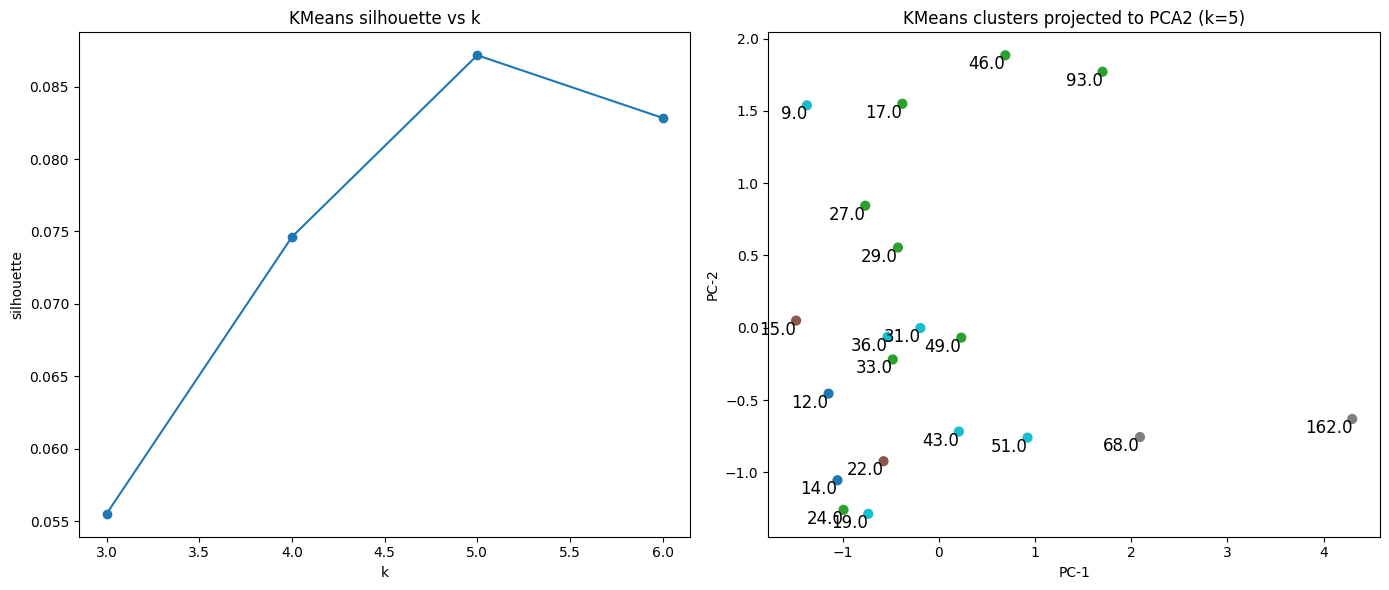
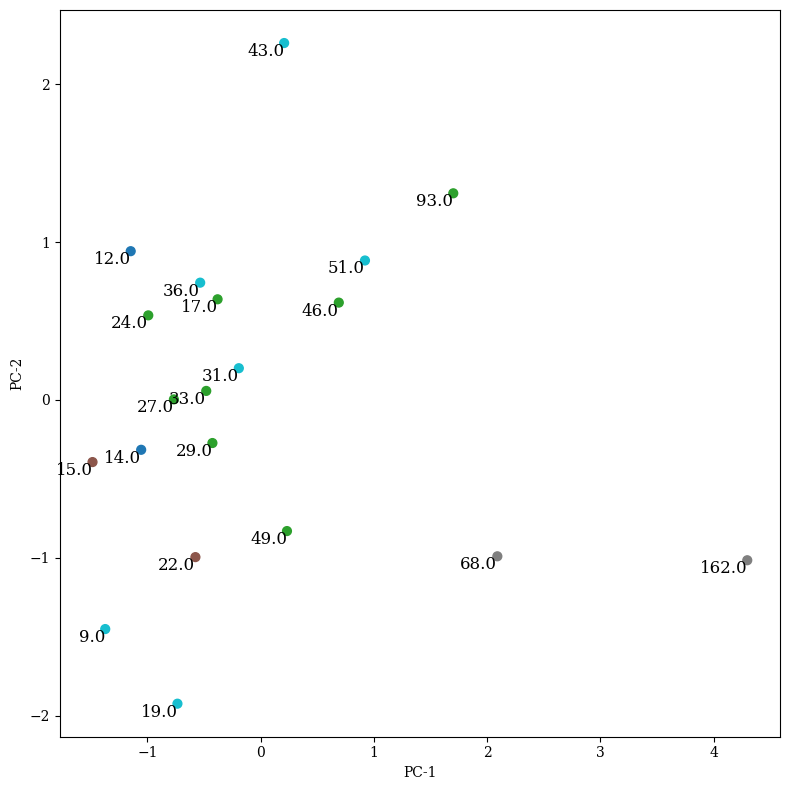
The change to this notebook cell's code, shown as a diff; its figure went from the first image to the second:
--- before
+++ after
@@ -3,18 +3,19 @@
 proj = pca2.fit_transform(Xc_scaled)
 
-fig, axes = plt.subplots(1, 2, figsize=(14, 6))
+fig, axes = plt.subplots(1, figsize=(8, 8))
 
-axes[0].plot(pd.DataFrame(km_scores)['k'], pd.DataFrame(km_scores)['silhouette'], 'o-')
-axes[0].set_title('KMeans silhouette vs k')
-axes[0].set_xlabel('k')
-axes[0].set_ylabel('silhouette')
+#axes[0].plot(pd.DataFrame(km_scores)['k'], pd.DataFrame(km_scores)['silhouette'], 'o-')
+#axes[0].set_title('KMeans silhouette vs k')
+#axes[0].set_xlabel('k')
+#axes[0].set_ylabel('silhouette')
 
-scatter = axes[1].scatter(proj[:, 0], proj[:, 1], c=clabels, s=40, cmap='tab10')
+scatter = axes.scatter(proj[:, 0], proj[:, 1], c=clabels, s=40, cmap='tab10')
 for i, row in df_cluster.iterrows():
-    axes[1].text(proj[i, 0], proj[i, 1], df['gestation_week'][int(row['label'])], fontsize=12, ha='right', va='top')
-axes[1].set_title(f'KMeans clusters projected to PCA2 (k={best_km_k})')
-axes[1].set_xlabel('PC-1')
-axes[1].set_ylabel('PC-2')
+    axes.text(proj[i, 0], proj[i, 1], df['gestation_week'][int(row['label'])], fontsize=12, ha='right', va='top')
+#axes.set_title(f'KMeans clusters projected to PCA2 (k={best_km_k})')
+axes.set_xlabel('PC-1')
+axes.set_ylabel('PC-2')
 
 plt.tight_layout()
+plt.savefig('results/K-means.svg')
 plt.show()

Commit: refine plots